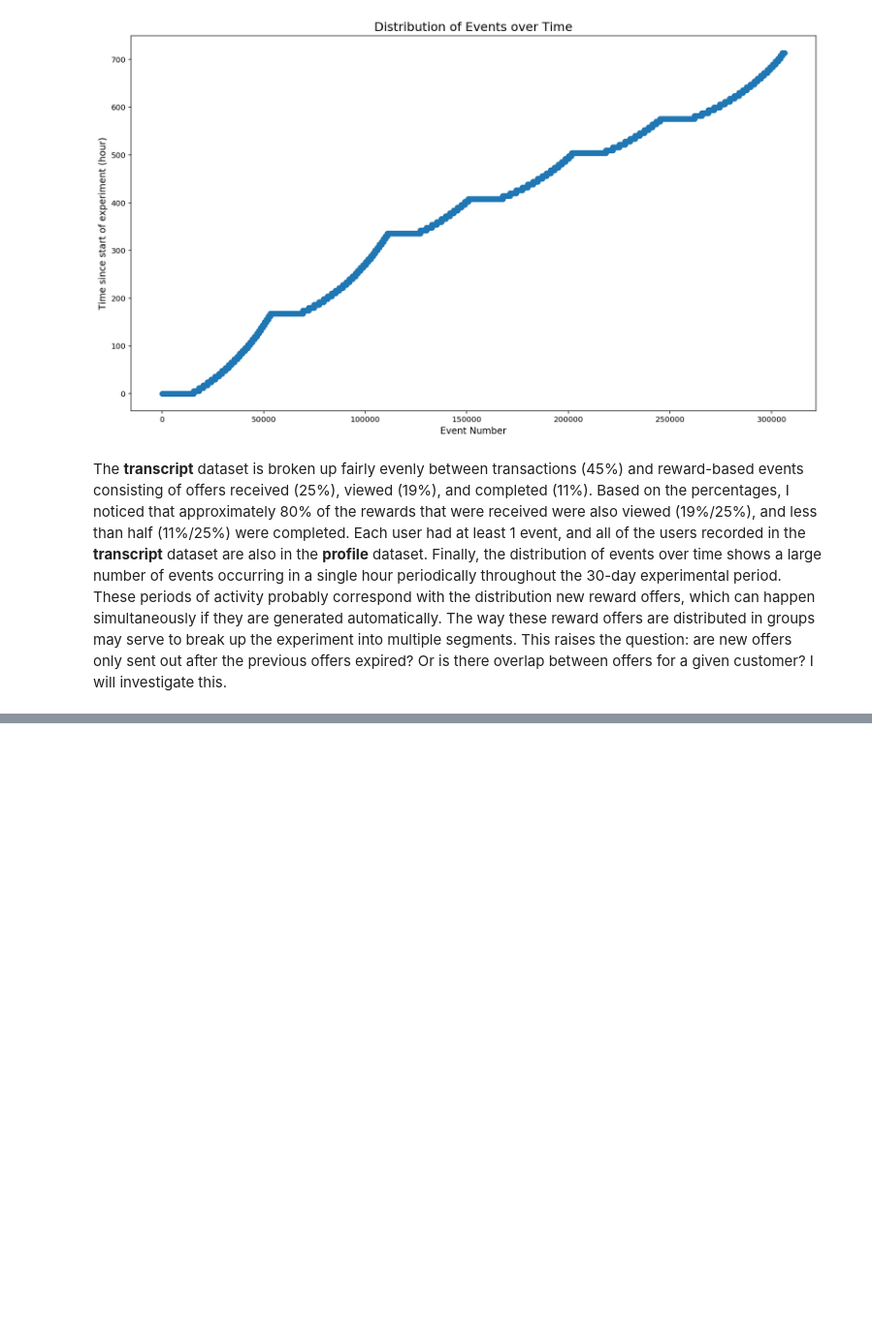
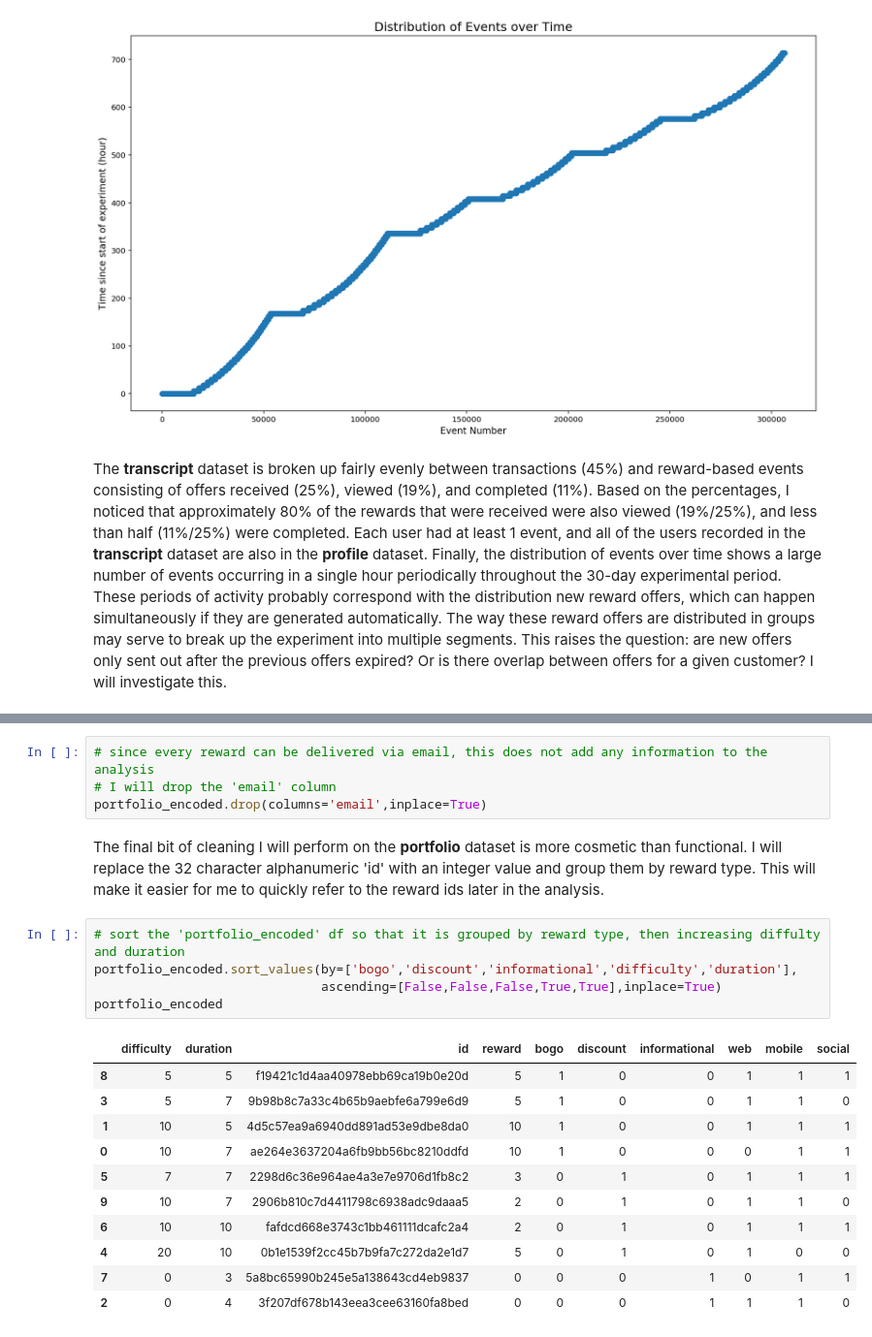
Before and after one commit to blowe615/starbucks_offers, a Jupyter notebook: starbucks_offers.ipynb, the cells around one changed output, grey strips where cells are left out. Shown at 97% size. Cells and saved outputs as stored; diff of their text form; blank space fills up the shorter version.

```diff
--- a/starbucks_offers.ipynb
+++ b/starbucks_offers.ipynb
@@ -273,0 +353,23 @@ The **transcript** dataset is broken up fairly evenly between transactions (45%)
+# %%
+# since every reward can be delivered via email, this does not add any information to the analysis
+# I will drop the 'email' column
+portfolio_encoded.drop(columns='email',inplace=True)
+# %% [markdown]
+The final bit of cleaning I will perform on the **portfolio** dataset is more cosmetic than functional.  I will replace the 32 character alphanumeric 'id' with an integer value and group them by reward type.  This will make it easier for me to quickly refer to the reward ids later in the analysis.
+# %%
+# sort the 'portfolio_encoded' df so that it is grouped by reward type, then increasing diffulty and duration
+portfolio_encoded.sort_values(by=['bogo','discount','informational','difficulty','duration'],
+                              ascending=[False,False,False,True,True],inplace=True)
+portfolio_encoded
+# %% [output]
+|  | difficulty | duration | id | reward | bogo | discount | informational | web | mobile | social |
+| 8 | 5 | 5 | f19421c1d4aa40978ebb69ca19b0e20d | 5 | 1 | 0 | 0 | 1 | 1 | 1 |
+| 3 | 5 | 7 | 9b98b8c7a33c4b65b9aebfe6a799e6d9 | 5 | 1 | 0 | 0 | 1 | 1 | 0 |
+| 1 | 10 | 5 | 4d5c57ea9a6940dd891ad53e9dbe8da0 | 10 | 1 | 0 | 0 | 1 | 1 | 1 |
+| 0 | 10 | 7 | ae264e3637204a6fb9bb56bc8210ddfd | 10 | 1 | 0 | 0 | 0 | 1 | 1 |
+| 5 | 7 | 7 | 2298d6c36e964ae4a3e7e9706d1fb8c2 | 3 | 0 | 1 | 0 | 1 | 1 | 1 |
+| 9 | 10 | 7 | 2906b810c7d4411798c6938adc9daaa5 | 2 | 0 | 1 | 0 | 1 | 1 | 0 |
+| 6 | 10 | 10 | fafdcd668e3743c1bb461111dcafc2a4 | 2 | 0 | 1 | 0 | 1 | 1 | 1 |
+| 4 | 20 | 10 | 0b1e1539f2cc45b7b9fa7c272da2e1d7 | 5 | 0 | 1 | 0 | 1 | 0 | 0 |
+| 7 | 0 | 3 | 5a8bc65990b245e5a138643cd4eb9837 | 0 | 0 | 0 | 1 | 0 | 1 | 1 |
+| 2 | 0 | 4 | 3f207df678b143eea3cee63160fa8bed | 0 | 0 | 0 | 1 | 1 | 1 | 0 |
```
Also changed, not shown: parts of 12 cells of this notebook.
